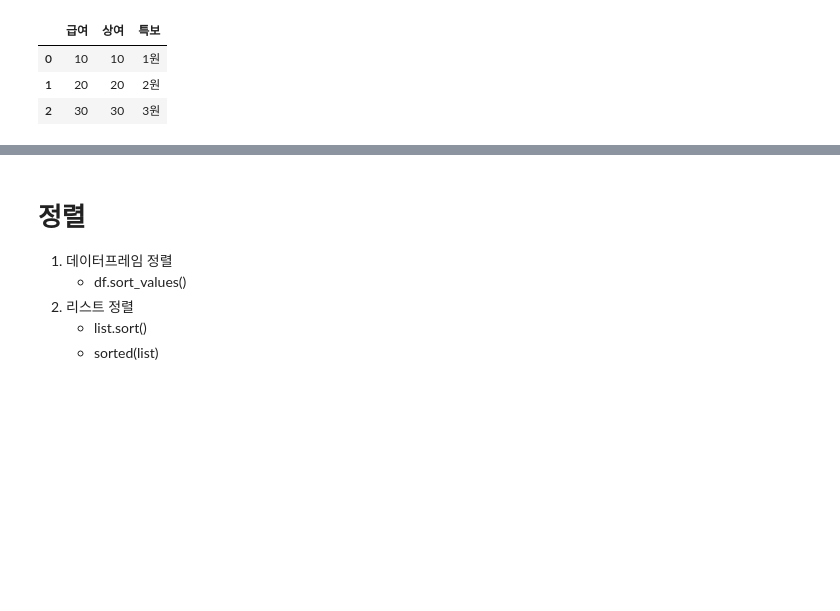
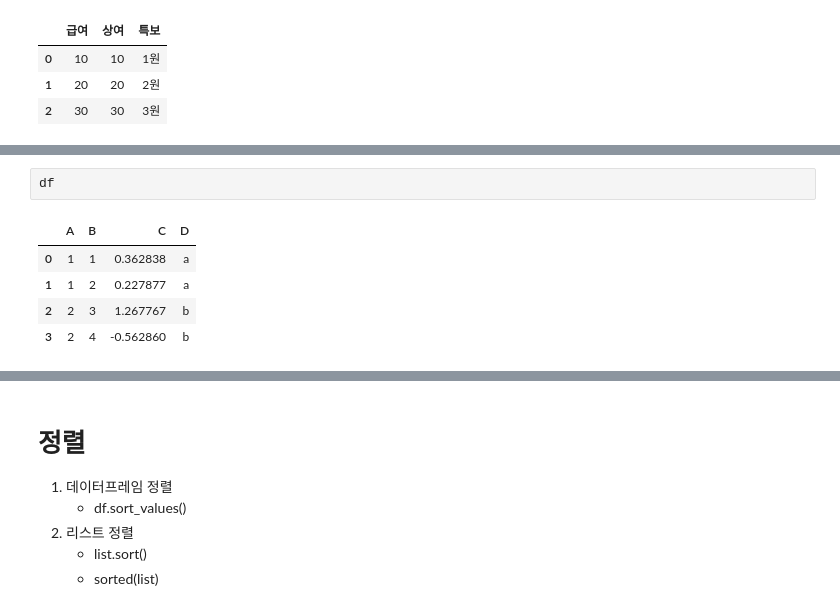
Before and after one commit to psw109/Python_study, a Jupyter notebook: 사전.ipynb, the cells around one changed output, grey strips where cells are left out. Cells and saved outputs as stored; diff of their text form; blank space fills up the shorter version.

```diff
--- a/사전.ipynb
+++ b/사전.ipynb
@@ -716,0 +786,8 @@ df.applymap(lambda x : x[:2])
+# %%
+df
+# %% [output]
+|  | A | B | C | D |
+| 0 | 1 | 1 | 0.362838 | a |
+| 1 | 1 | 2 | 0.227877 | a |
+| 2 | 2 | 3 | 1.267767 | b |
+| 3 | 2 | 4 | -0.562860 | b |
```
Also changed, not shown: parts of 87 cells of this notebook.
